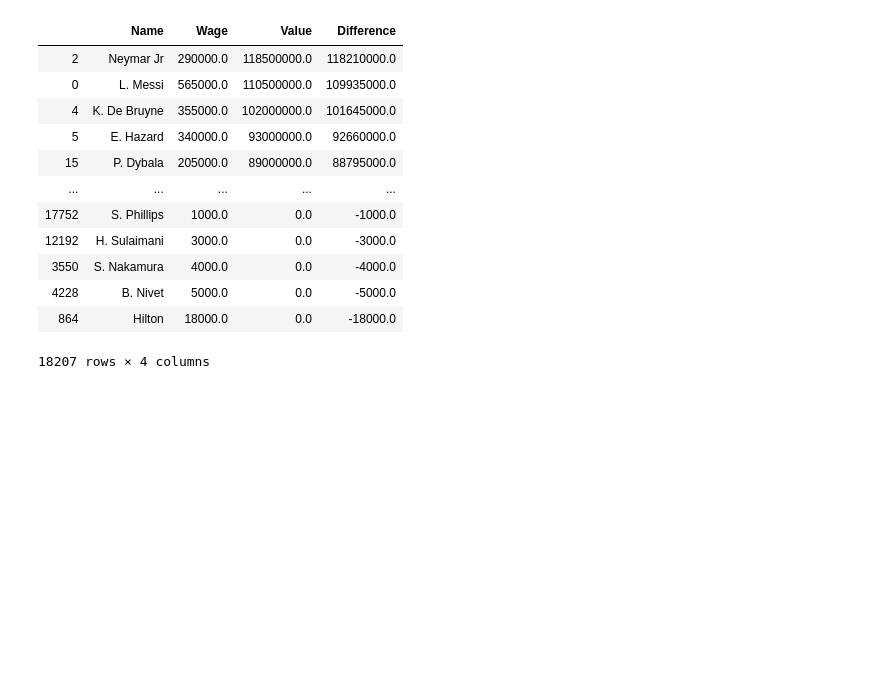
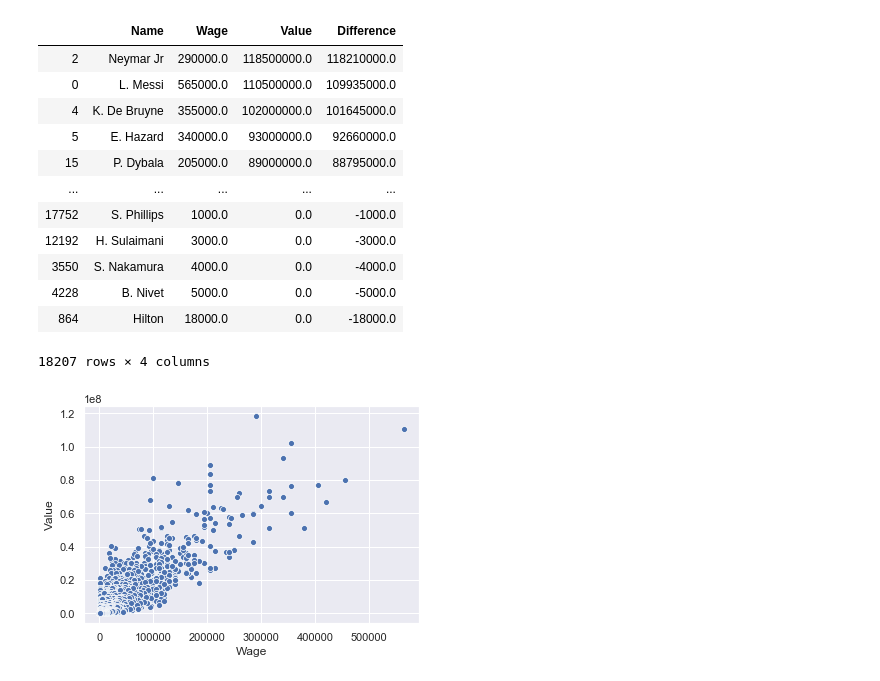
Before and after one commit to orlovkn/py_machine_learning, a Jupyter notebook: soccer.ipynb, the cells around one changed output. Cells and saved outputs as stored; diff of their text form; code cells hidden in the pictures; blank space fills up the shorter version.

```diff
--- a/soccer.ipynb
+++ b/soccer.ipynb
@@ -132,3 +133,9 @@ df1.sort_values('Difference', ascending=False)
 | 4228 | B. Nivet | 5000.0 | 0.0 | -5000.0 |
 | 864 | Hilton | 18000.0 | 0.0 | -18000.0 |
 18207 rows × 4 columns
+# %%
+sns.set()
+
+graph = sns.scatterplot(x="Wage", y="Value", data=df1)
+# %% [output]
+[figure, added]
```
Also changed, not shown: parts of 3 cells of this notebook, 1 other file.
